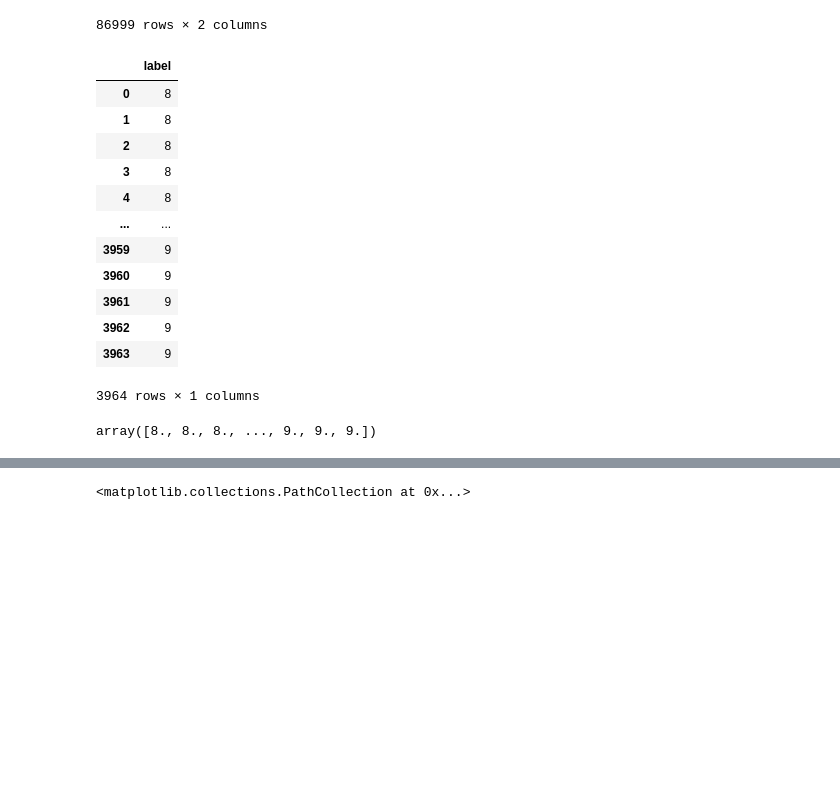
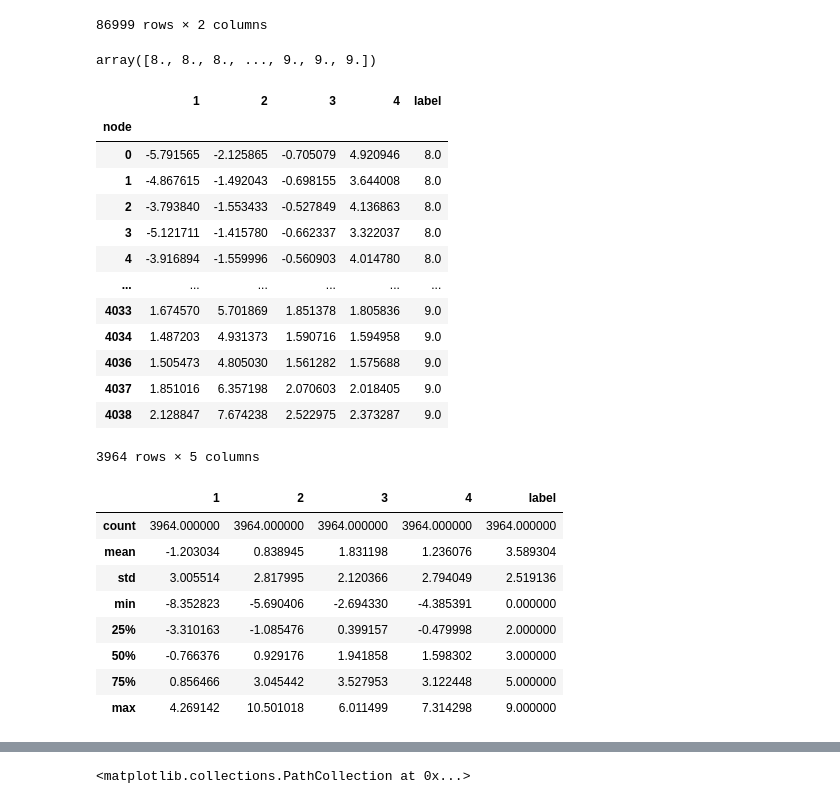
Before and after one commit to andompesta/ComE, a Jupyter notebook: notebooks/facebook/plot.ipynb, the cells around one changed output, grey strips where cells are left out. Cells and saved outputs as stored; diff of their text form; code cells hidden in the pictures; blank space fills up the shorter version.

```diff
--- a/notebooks/facebook/plot.ipynb
+++ b/notebooks/facebook/plot.ipynb
@@ -40,23 +40,9 @@ train
 86999 rows × 2 columns
 # %%
 # import predicted labels
-labels = np.genfromtxt(f"./labels_pred_BGMM_d{dim}_k10.txt")
+labels = np.genfromtxt(f"./data/labels_pred_BGMM_d{dim}_k10.txt")
 labels
 # %% [output]
-|  | label |
-| 0 | 8 |
-| 1 | 8 |
-| 2 | 8 |
-| 3 | 8 |
-| 4 | 8 |
-| ... | ... |
-| 3959 | 9 |
-| 3960 | 9 |
-| 3961 | 9 |
-| 3962 | 9 |
-| 3963 | 9 |
-3964 rows × 1 columns
+array([8., 8., 8., ..., 9., 9., 9.])
 # %%
-df['label'] = labels.label.values
+df['label'] = labels
-# %% [output]
-array([8., 8., 8., ..., 9., 9., 9.])
@@ -65,3 +49,30 @@ df
+# %%
+display(df)
+display(df.describe())
+# %% [output]
+|  | 1 | 2 | 3 | 4 | label |
+| node |  |  |  |  |  |
+| 0 | -5.791565 | -2.125865 | -0.705079 | 4.920946 | 8.0 |
+| 1 | -4.867615 | -1.492043 | -0.698155 | 3.644008 | 8.0 |
+| 2 | -3.793840 | -1.553433 | -0.527849 | 4.136863 | 8.0 |
+| 3 | -5.121711 | -1.415780 | -0.662337 | 3.322037 | 8.0 |
+| 4 | -3.916894 | -1.559996 | -0.560903 | 4.014780 | 8.0 |
+| ... | ... | ... | ... | ... | ... |
+| 4033 | 1.674570 | 5.701869 | 1.851378 | 1.805836 | 9.0 |
+| 4034 | 1.487203 | 4.931373 | 1.590716 | 1.594958 | 9.0 |
+| 4036 | 1.505473 | 4.805030 | 1.561282 | 1.575688 | 9.0 |
+| 4037 | 1.851016 | 6.357198 | 2.070603 | 2.018405 | 9.0 |
+| 4038 | 2.128847 | 7.674238 | 2.522975 | 2.373287 | 9.0 |
+3964 rows × 5 columns
+|  | 1 | 2 | 3 | 4 | label |
+| count | 3964.000000 | 3964.000000 | 3964.000000 | 3964.000000 | 3964.000000 |
+| mean | -1.203034 | 0.838945 | 1.831198 | 1.236076 | 3.589304 |
+| std | 3.005514 | 2.817995 | 2.120366 | 2.794049 | 2.519136 |
+| min | -8.352823 | -5.690406 | -2.694330 | -4.385391 | 0.000000 |
+| 25% | -3.310163 | -1.085476 | 0.399157 | -0.479998 | 2.000000 |
+| 50% | -0.766376 | 0.929176 | 1.941858 | 1.598302 | 3.000000 |
+| 75% | 0.856466 | 3.045442 | 3.527953 | 3.122448 | 5.000000 |
+| max | 4.269142 | 10.501018 | 6.011499 | 7.314298 | 9.000000 |
 # %%
 # get nx train graph
 G = nx.from_pandas_edgelist(train, "u", "v")
```
Also changed, not shown: parts of 5 cells of this notebook, 22 other files.
